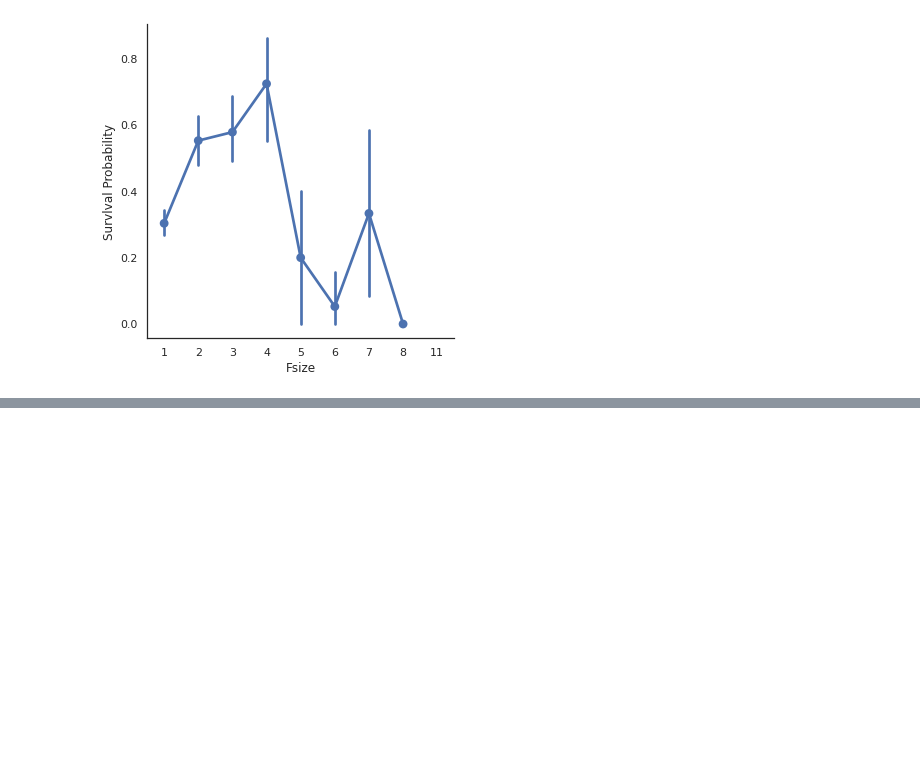
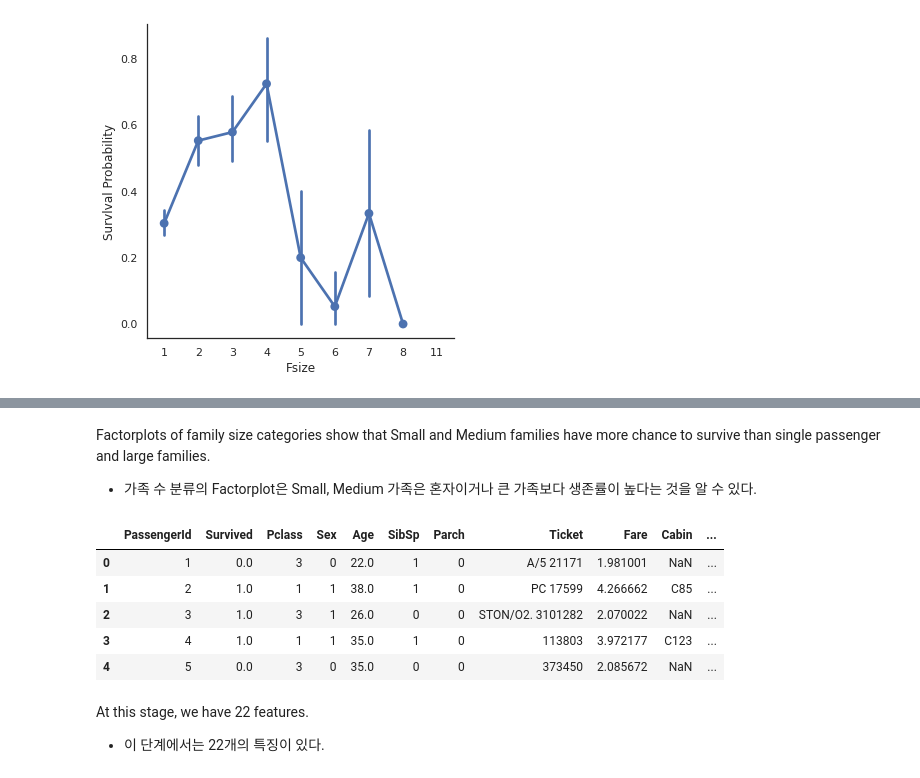
Before and after one commit to jsleeg98/Kaggle_practice, a Jupyter notebook: Titanic/Titanic_Top_4_with_ensemble_modeling_필사.ipynb, the cells around one changed output, grey strips where cells are left out. Drawn from its saved outputs; the diff is of its cells as text; code cells hidden in the pictures; blank space fills up the shorter version.

```diff
--- a/Titanic/Titanic_Top_4_with_ensemble_modeling_필사.ipynb
+++ b/Titanic/Titanic_Top_4_with_ensemble_modeling_필사.ipynb
@@ -633,0 +663,19 @@ g = g.set_ylabels('Survlval Probability')
+# %% [markdown]
+Factorplots of family size categories show that Small and Medium families have more chance to survive than single passenger and large families.
+- 가족 수 분류의 Factorplot은 Small, Medium 가족은 혼자이거나 큰 가족보다 생존률이 높다는 것을 알 수 있다.
+# %%
+# convert to indicator values Title and Embarked
+dataset = pd.get_dummies(dataset, columns = ['Title'])
+dataset = pd.get_dummies(dataset, columns = ['Embarked'], prefix = 'Em') # 맨 앞을 Em으로 붙임
+# %%
+dataset.head()
+# %% [output]
+|  | PassengerId | Survived | Pclass | Sex | Age | SibSp | Parch | Ticket | Fare | Cabin | ... |
+| 0 | 1 | 0.0 | 3 | 0 | 22.0 | 1 | 0 | A/5 21171 | 1.981001 | NaN | ... |
+| 1 | 2 | 1.0 | 1 | 1 | 38.0 | 1 | 0 | PC 17599 | 4.266662 | C85 | ... |
+| 2 | 3 | 1.0 | 3 | 1 | 26.0 | 0 | 0 | STON/O2. 3101282 | 2.070022 | NaN | ... |
+| 3 | 4 | 1.0 | 1 | 1 | 35.0 | 1 | 0 | 113803 | 3.972177 | C123 | ... |
+| 4 | 5 | 0.0 | 3 | 0 | 35.0 | 0 | 0 | 373450 | 2.085672 | NaN | ... |
+# %% [markdown]
+At this stage, we have 22 features.
+- 이 단계에서는 22개의 특징이 있다.
```
Also changed, not shown: parts of 13 cells of this notebook.
